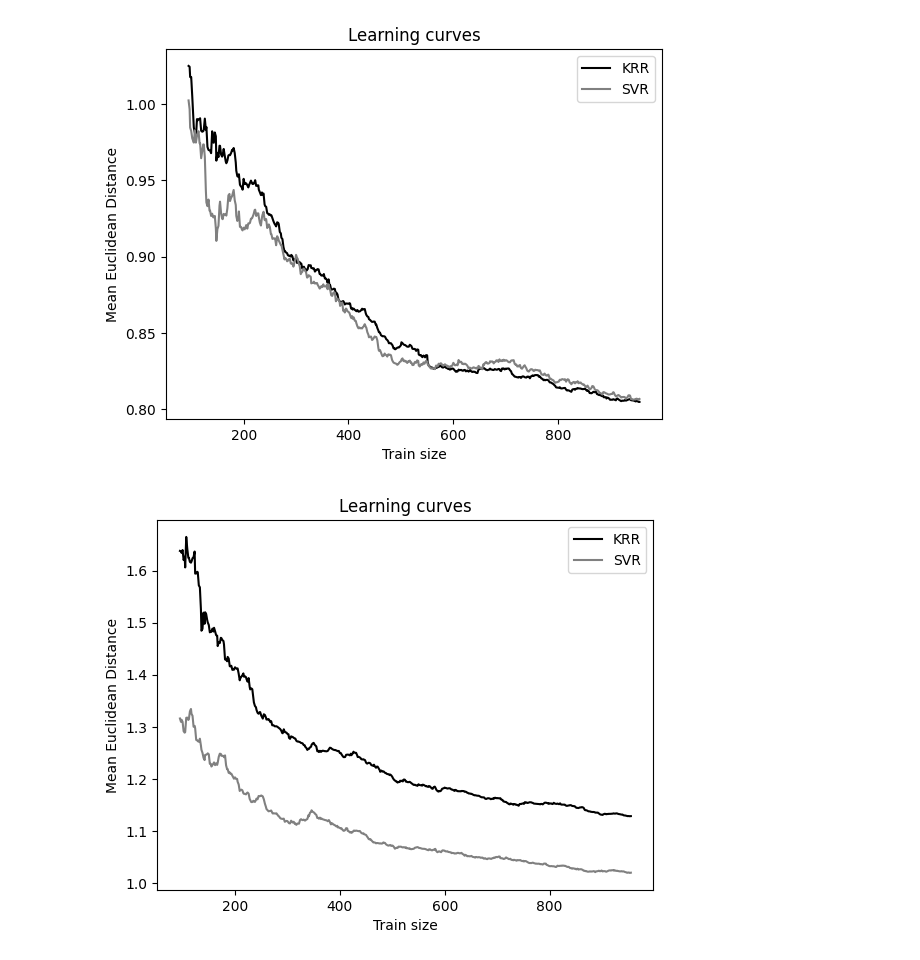
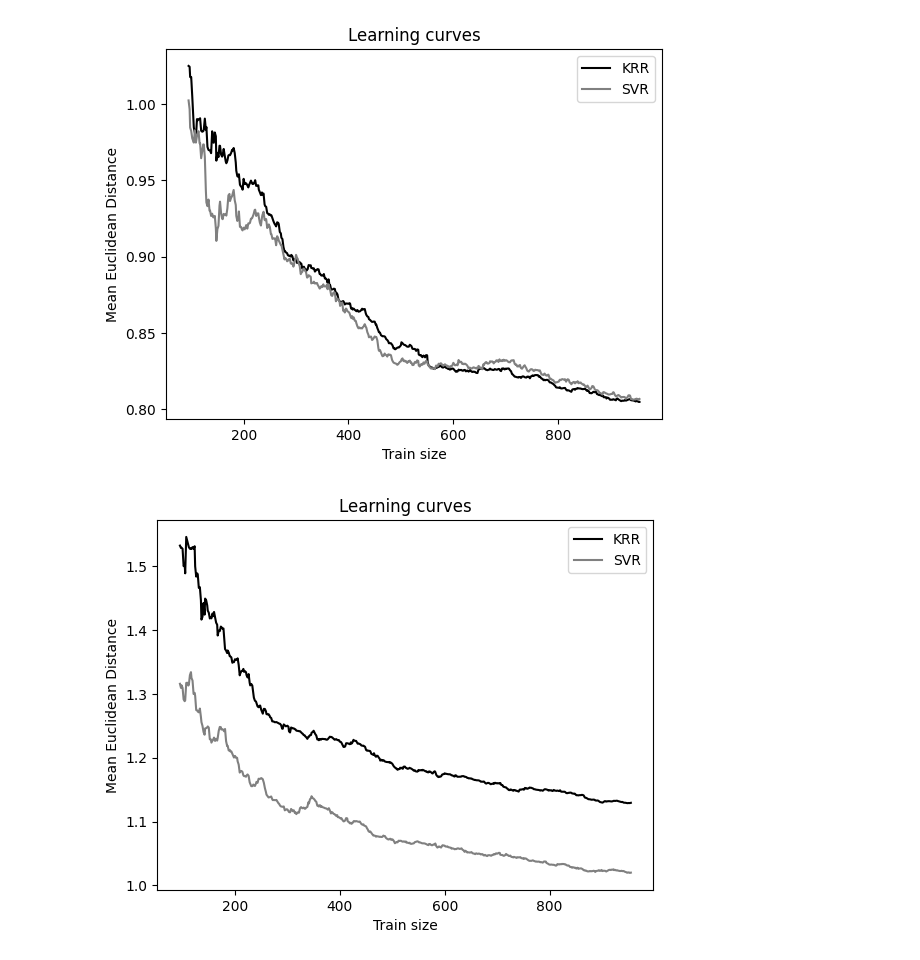
Before and after one commit to CarloTosoni99/ML_prj, a Jupyter notebook: ML_cup_SVM.ipynb, the cells around one changed output. Saved outputs shown, nothing was run; the diff lists cells and outputs as text; code cells hidden in the pictures.

```diff
--- a/ML_cup_SVM.ipynb
+++ b/ML_cup_SVM.ipynb
@@ -330,32 +330,32 @@ plt.show()
 # %%
 plt.figure()
 
 svr = joblib.load('./results/ml_cup/SVM/rbf_classifier_2.z')
-kr = joblib.load('./results/ml_cup/KRR/poly_krr_2.z')
+kr = joblib.load('./results/ml_cup/KRR/rbf_krr_2.z')
 train_sizes, train_scores_svr, test_scores_svr = learning_curve(
     svr,
     x_mlcup_tr,
     y2_mlcup_tr,
     train_sizes = np.linspace(0.1, 1, 500),
     scoring = mean_euclidean_distance,
     cv = 5,
 )
 train_sizes_abs, train_scores_kr, test_scores_kr = learning_curve(
     kr,
     x_mlcup_tr,
     y2_mlcup_tr,
     train_sizes = np.linspace(0.1, 1, 500),
     scoring = mean_euclidean_distance,
     cv = 5,
 )
 
 plt.plot(train_sizes, -test_scores_kr.mean(1), color="black", label="KRR")
 plt.plot(train_sizes, -test_scores_svr.mean(1), color="grey", label="SVR")
 plt.xlabel("Train size")
 plt.ylabel("Mean Euclidean Distance")
 plt.title("Learning curves")
 plt.legend(loc="best")
 
 plt.show()
 # %% [output]
-[figure, old version]
+[figure, new version]
```
Also changed, not shown: parts of 1 cell of this notebook, 10 other files.
